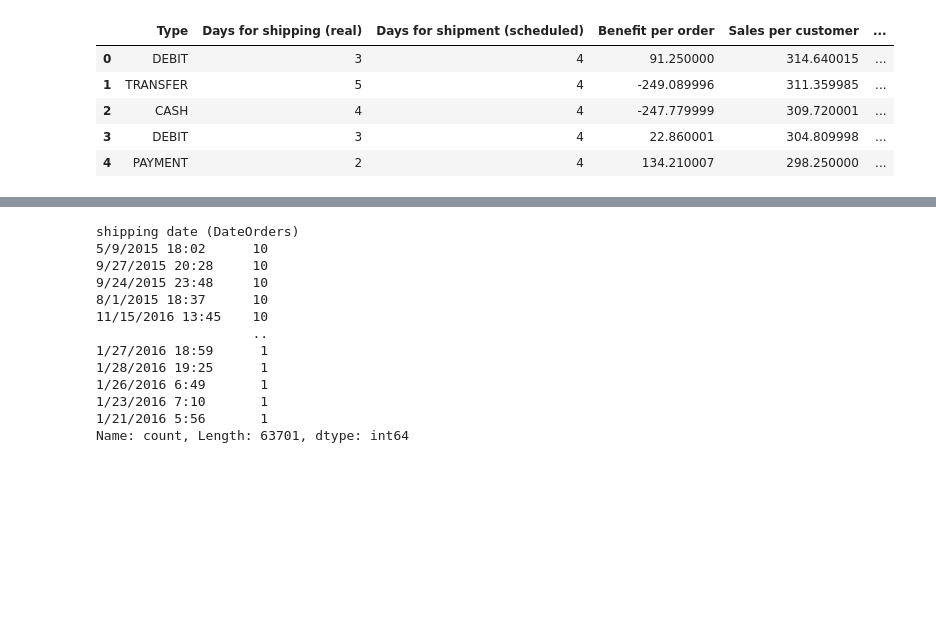
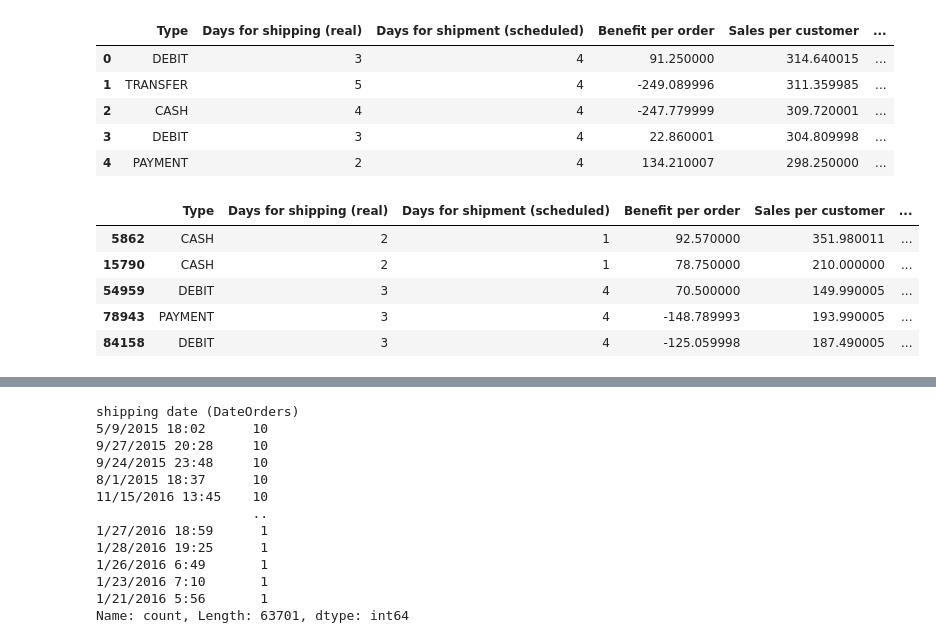
Before and after one commit to fabihrndz/e-commerce-operations-insights, a Jupyter notebook: notebooks/01_eda.ipynb, the cells around one changed output, grey strips where cells are left out. Drawn from its saved outputs; the diff is of its cells as text; code cells hidden in the pictures; blank space fills up the shorter version.

```diff
--- a/notebooks/01_eda.ipynb
+++ b/notebooks/01_eda.ipynb
@@ -100,3 +100,12 @@ df_data.head()
 | 2 | CASH | 4 | 4 | -247.779999 | 309.720001 | ... |
 | 3 | DEBIT | 3 | 4 | 22.860001 | 304.809998 | ... |
 | 4 | PAYMENT | 2 | 4 | 134.210007 | 298.250000 | ... |
+# %%
+df_data[df_data["Customer Id"] == 4995].head() #para corroborar que la latitud y longitud pertenecen al cliente, no a la tienda.
+# %% [output]
+|  | Type | Days for shipping (real) | Days for shipment (scheduled) | Benefit per order | Sales per customer | ... |
+| 5862 | CASH | 2 | 1 | 92.570000 | 351.980011 | ... |
+| 15790 | CASH | 2 | 1 | 78.750000 | 210.000000 | ... |
+| 54959 | DEBIT | 3 | 4 | 70.500000 | 149.990005 | ... |
+| 78943 | PAYMENT | 3 | 4 | -148.789993 | 193.990005 | ... |
+| 84158 | DEBIT | 3 | 4 | -125.059998 | 187.490005 | ... |
```
Also changed, not shown: parts of 5 cells of this notebook.
